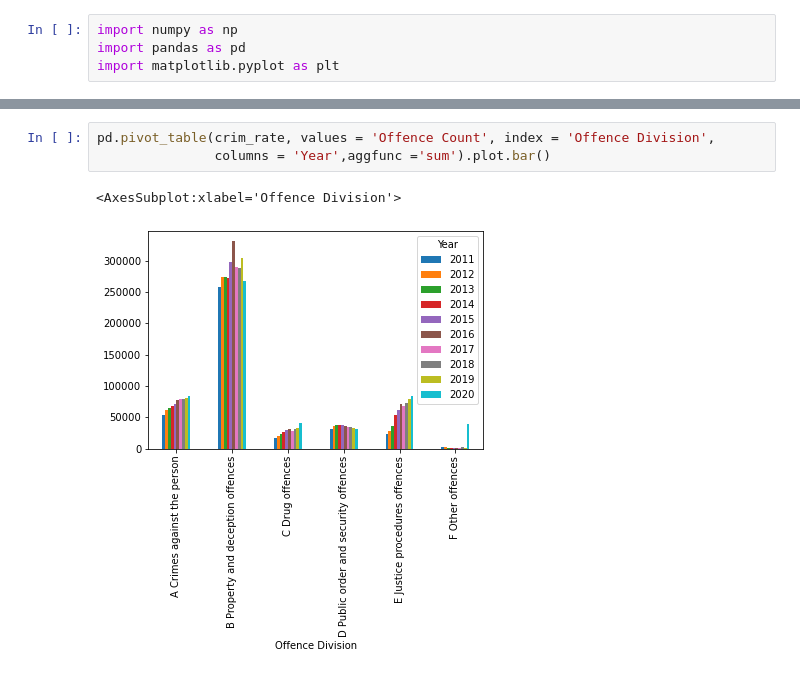
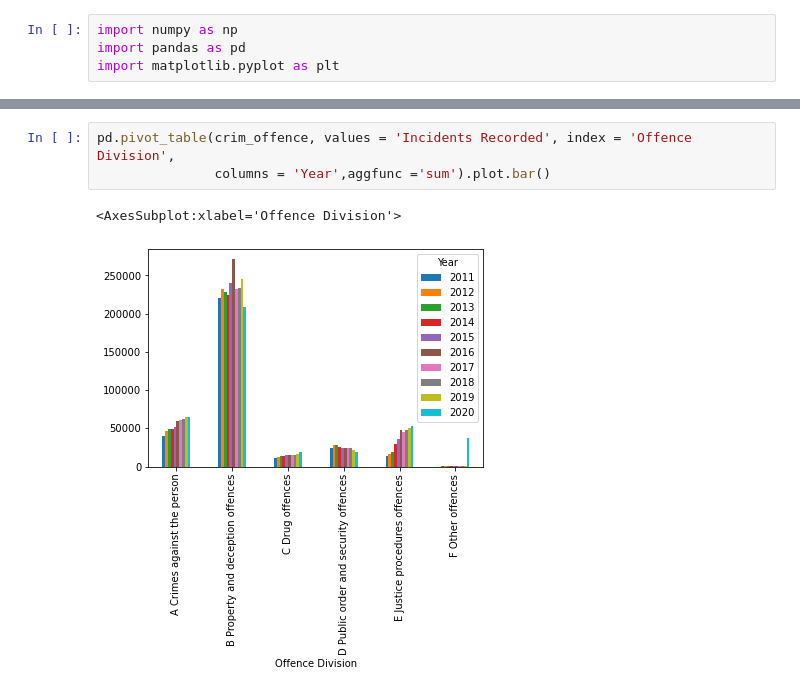
Before and after one commit to danhphan/spatial-analysis-intro, a Jupyter notebook: notebooks/02_Tabular-analysis-with-pandas.ipynb, the cells around one changed output, grey strips where cells are left out. Saved outputs shown, nothing was run; the diff lists cells and outputs as text.

```diff
--- a/notebooks/02_Tabular-analysis-with-pandas.ipynb
+++ b/notebooks/02_Tabular-analysis-with-pandas.ipynb
@@ -52,8 +53,8 @@ pd.crosstab(crim_rate["Offence Division"],crim_rate["Year"]).plot.bar()
 # %%
-pd.pivot_table(crim_rate, values = 'Offence Count', index = 'Offence Division',
+pd.pivot_table(crim_offence, values = 'Incidents Recorded', index = 'Offence Division',
                columns = 'Year',aggfunc ='sum').plot.bar()
 # %% [output]
 <AxesSubplot:xlabel='Offence Division'>
-[figure, old version]
+[figure, new version]
 # %%
 # Top 20 LGA
```
Also changed, not shown: parts of 12 cells of this notebook.
